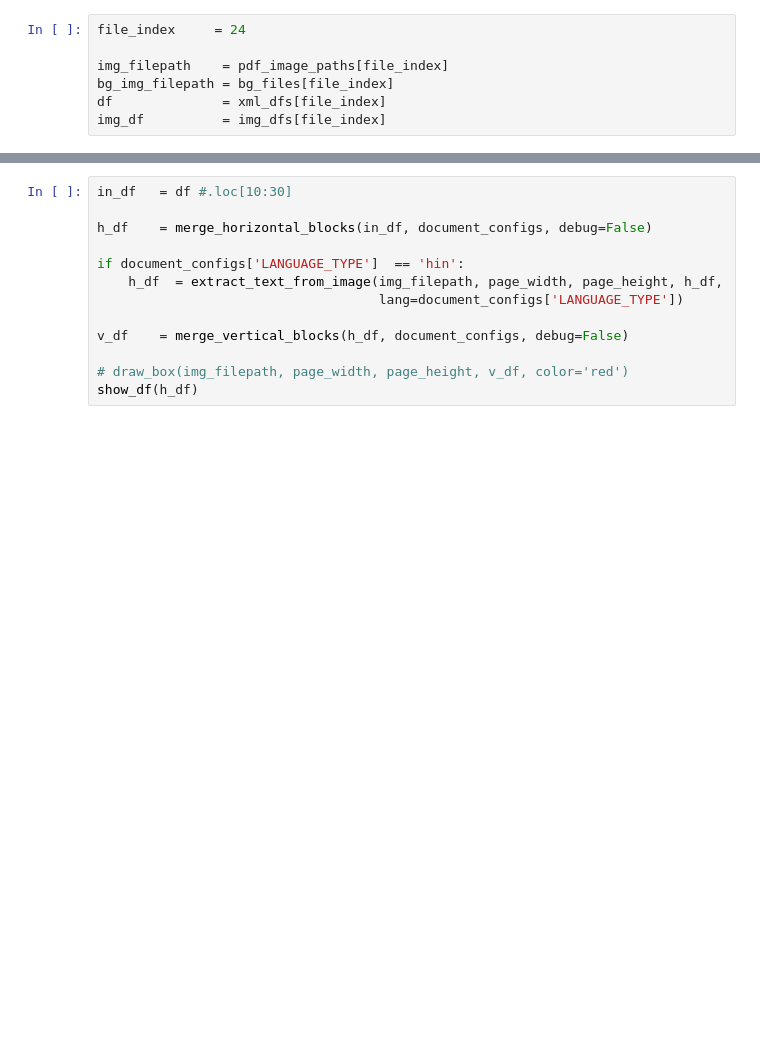
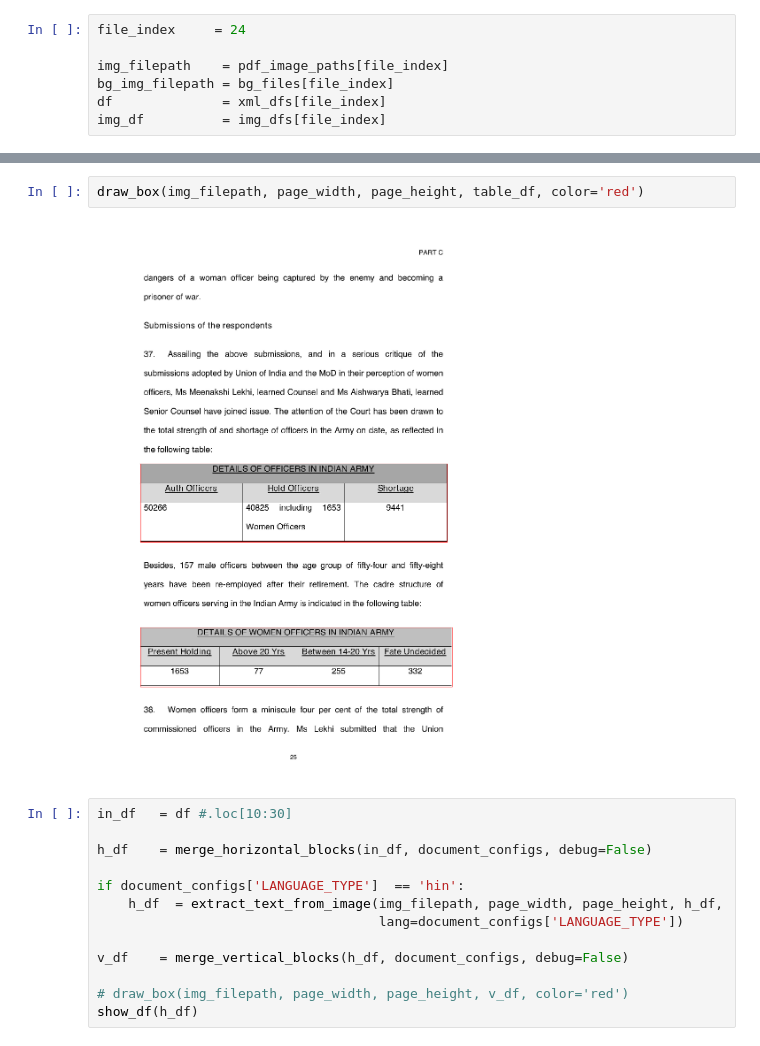
Before and after one commit to kumardeepak/document-structure, a Jupyter notebook: notebooks/DOCUMENT_STRUCTURE_MAIN_KD.ipynb, the cells around one changed output, grey strips where cells are left out. Cells and saved outputs as stored; diff of their text form; blank space fills up the shorter version.

```diff
--- a/notebooks/DOCUMENT_STRUCTURE_MAIN_KD.ipynb
+++ b/notebooks/DOCUMENT_STRUCTURE_MAIN_KD.ipynb
@@ -105,5 +105,9 @@ show_df(table_df)
 | 0 | TABLE | 134 | 100 | 909 | 704 |
 | 1 | TABLE | 177 | 100 | 539 | 693 |
+# %%
+draw_box(img_filepath, page_width, page_height, table_df, color='red')
+# %% [output]
+[figure, added]
 # %%
 in_df   = df #.loc[10:30]
 
```
Also changed, not shown: parts of 2 cells of this notebook.
